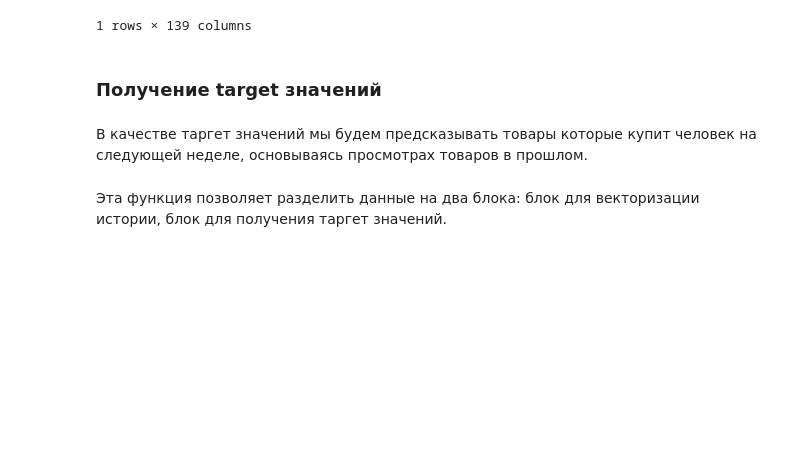
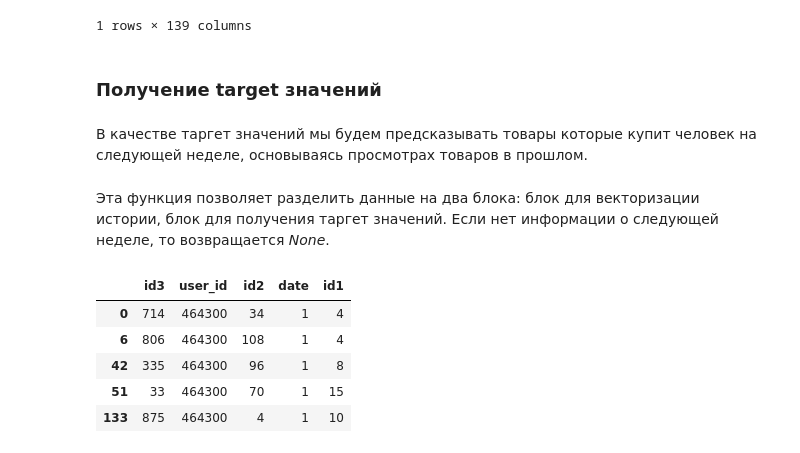
Before and after one commit to alxmamaev/IDAO-contest, a Jupyter notebook: dataset-prepear.ipynb, the cells around one changed output. Drawn from its saved outputs; the diff is of its cells as text; code cells hidden in the pictures; blank space fills up the shorter version.

```diff
--- a/dataset-prepear.ipynb
+++ b/dataset-prepear.ipynb
@@ -117,6 +118,7 @@ vectorize_user(data_)
 В качестве таргет значений мы будем предсказывать товары которые купит человек на следующей неделе, основываясь просмотрах товаров в прошлом.
 # %% [markdown]
 Эта функция позволяет разделить данные на два блока: блок для векторизации истории, блок для получения таргет значений.
+Если нет информации о следующей неделе, то возвращается _None_.
 # %%
 def split_x_y(log):
     if log["date"].unique().size<7:
@@ -127,0 +130,10 @@ def split_x_y(log):
+# %%
+x_log, y_log = split_x_y(data_)
+x_log.head()
+# %% [output]
+|  | id3 | user_id | id2 | date | id1 |
+| 0 | 714 | 464300 | 34 | 1 | 4 |
+| 6 | 806 | 464300 | 108 | 1 | 4 |
+| 42 | 335 | 464300 | 96 | 1 | 8 |
+| 51 | 33 | 464300 | 70 | 1 | 15 |
+| 133 | 875 | 464300 | 4 | 1 | 10 |
```
Also changed, not shown: parts of 14 cells of this notebook.
